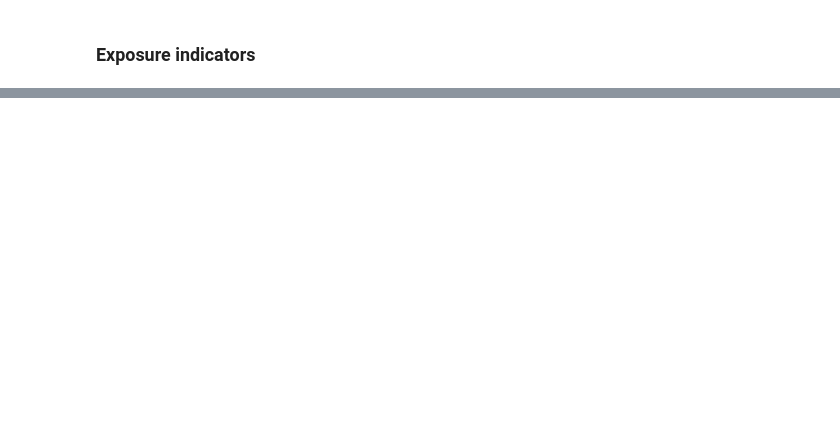
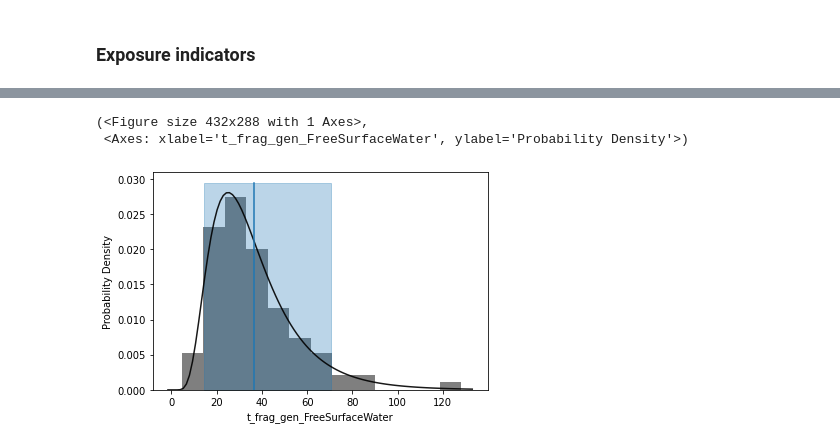
Before and after one commit to microplastics-cluster/UTOPIA_model, a Jupyter notebook: UTOPIA_test_notebook.ipynb, the cells around one changed output, grey strips where cells are left out. Saved outputs shown, nothing was run; the diff lists cells and outputs as text; code cells hidden in the pictures; blank space fills up the shorter version.

```diff
--- a/UTOPIA_test_notebook.ipynb
+++ b/UTOPIA_test_notebook.ipynb
@@ -778,0 +1181,9 @@ Characteristic particle number travel distance (CDT):  4554.5  km
+# %%
+sim.invars['t_frag_gen_FreeSurfaceWater'].addVarStat('mean')
+sim.invars['t_frag_gen_FreeSurfaceWater'].addVarStat('percentile',
+{'p':[0.05, 0.95]})
+mc.plot(sim.invars['t_frag_gen_FreeSurfaceWater'])
+# %% [output]
+(<Figure size 432x288 with 1 Axes>,
+ <Axes: xlabel='t_frag_gen_FreeSurfaceWater', ylabel='Probability Density'>)
+[figure, added]
```
Also changed, not shown: parts of 46 cells of this notebook, 33 other files.
